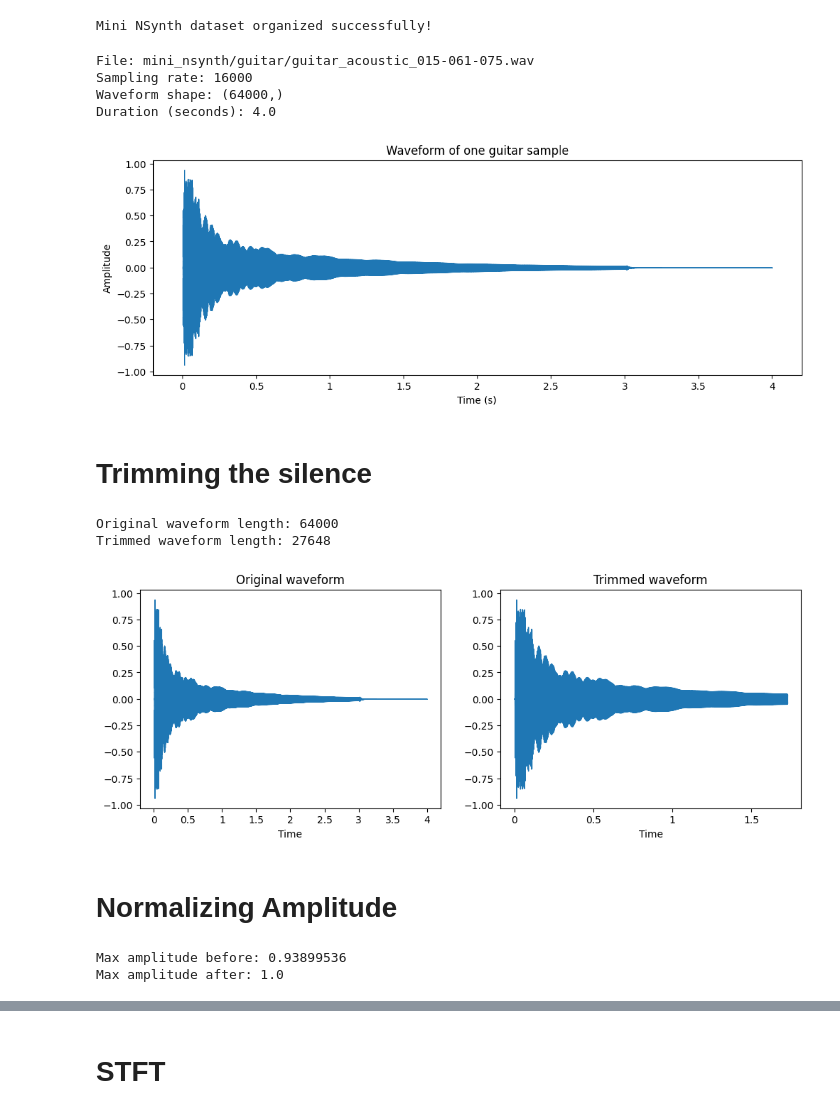
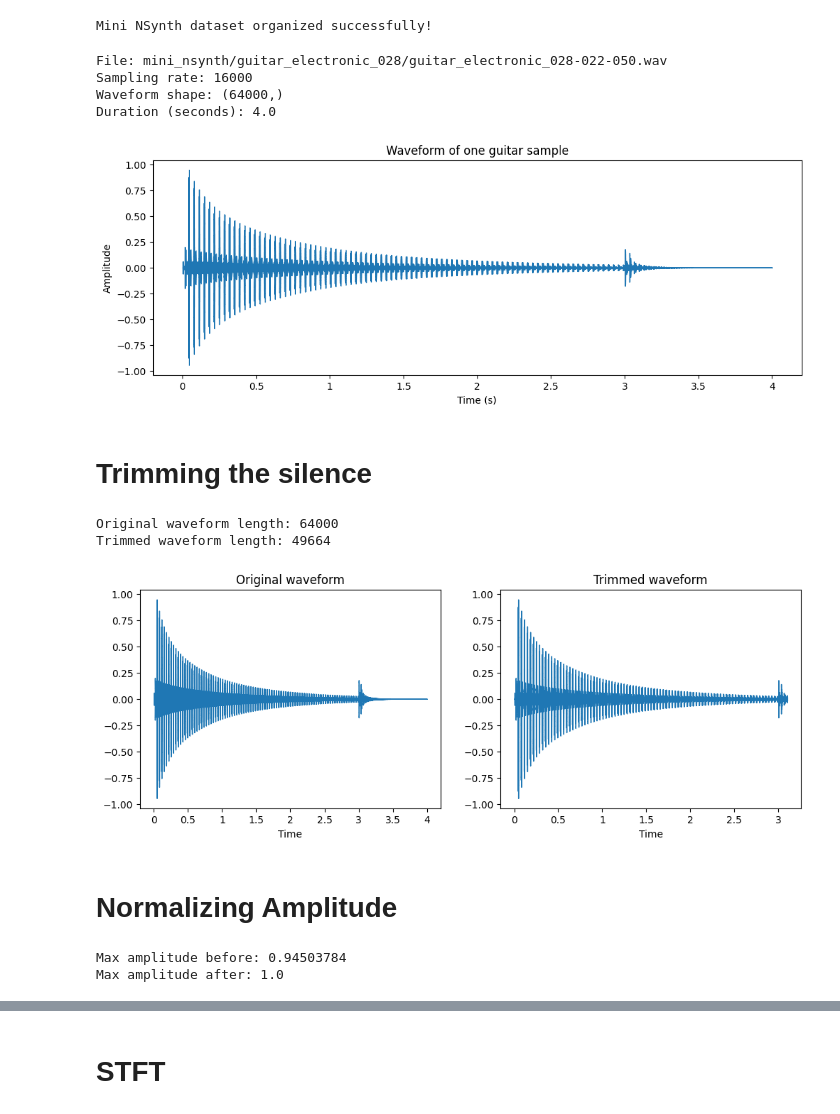
Before and after one commit to springboardmentor1234x-stack/CNN-Music-Instrument-Recognition, a Jupyter notebook: instrument_recognition.ipynb, the cells around one changed output, grey strips where cells are left out. Saved outputs shown, nothing was run; the diff lists cells and outputs as text; code cells hidden in the pictures.

```diff
--- a/instrument_recognition.ipynb
+++ b/instrument_recognition.ipynb
@@ -133,35 +141,46 @@ Mini NSynth dataset organized successfully!
 # %%
 import librosa
 import librosa.display
 import matplotlib.pyplot as plt
 import os
 
 
+# Find a guitar instrument folder from the created mini_nsynth structure
+guitar_instrument_folder = None
+for instrument_name in os.listdir("mini_nsynth"):
+    if instrument_name.startswith("guitar"):
+        guitar_instrument_folder = instrument_name
+        break
+
+if guitar_instrument_folder is None:
+    raise ValueError("No guitar instrument folders found in mini_nsynth!")
+
 # Pick one audio file (example: first guitar file)
-audio_file = os.path.join("mini_nsynth", "guitar", os.listdir("mini_nsynth/guitar")[0])
+audio_path_prefix = os.path.join("mini_nsynth", guitar_instrument_folder)
+audio_file = os.path.join(audio_path_prefix, os.listdir(audio_path_prefix)[0])
 
 # Load audio
 y, sr = librosa.load(audio_file, sr=None)  # sr=None keeps original 16kHz
 
 # Print basic info
 print("File:", audio_file)
 print("Sampling rate:", sr)
 print("Waveform shape:", y.shape)
 print("Duration (seconds):", len(y)/sr)
 
 # Visualize waveform
 plt.figure(figsize=(12, 4))
 librosa.display.waveshow(y, sr=sr)
 plt.title("Waveform of one guitar sample")
 plt.xlabel("Time (s)")
 plt.ylabel("Amplitude")
 plt.show()
 # %% [output]
-File: mini_nsynth/guitar/guitar_acoustic_015-061-075.wav
+File: mini_nsynth/guitar_electronic_028/guitar_electronic_028-022-050.wav
 Sampling rate: 16000
 Waveform shape: (64000,)
 Duration (seconds): 4.0
-[figure, old version]
+[figure, new version]
 # %% [markdown]
 # Trimming the silence
 # %%
@@ -173,7 +192,7 @@ print("Original waveform length:", len(y))
 print("Trimmed waveform length:", len(y_trimmed))
 # %% [output]
 Original waveform length: 64000
-Trimmed waveform length: 27648
+Trimmed waveform length: 49664
 # %%
 plt.figure(figsize=(12, 4))
 plt.subplot(1, 2, 1)
@@ -184,19 +203,22 @@ librosa.display.waveshow(y_trimmed, sr=sr)
 plt.title("Trimmed waveform")
 plt.show()
 # %% [output]
-[figure, old version]
+[figure, new version]
 # %% [markdown]
 # Normalizing Amplitude
 # %%
 import numpy as np
+max_val=np.max(np.abs(y_trimmed))
+if max_val>0:
+  y_normalized=y_trimmed/max_val
+else:
+  y_normalized=y_trimmed
 
-# Peak normalization to [-1, 1] range
-y_normalized = y_trimmed / np.max(np.abs(y_trimmed))
 
 print("Max amplitude before:", np.max(np.abs(y_trimmed)))
 print("Max amplitude after:", np.max(np.abs(y_normalized)))
 # %% [output]
-Max amplitude before: 0.93899536
+Max amplitude before: 0.94503784
 Max amplitude after: 1.0
 # %%
 plt.figure(figsize=(12, 4))
```
Also changed, not shown: parts of 104 cells of this notebook.
